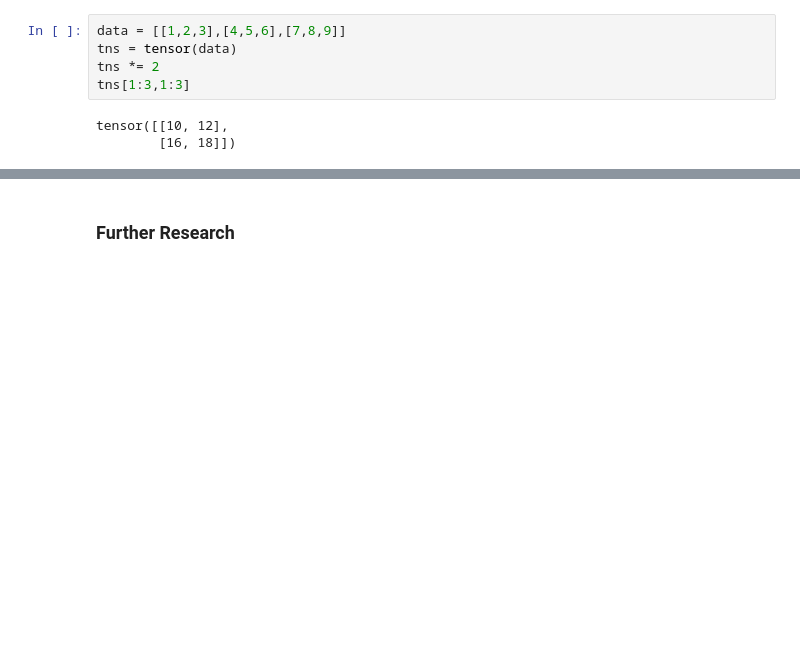
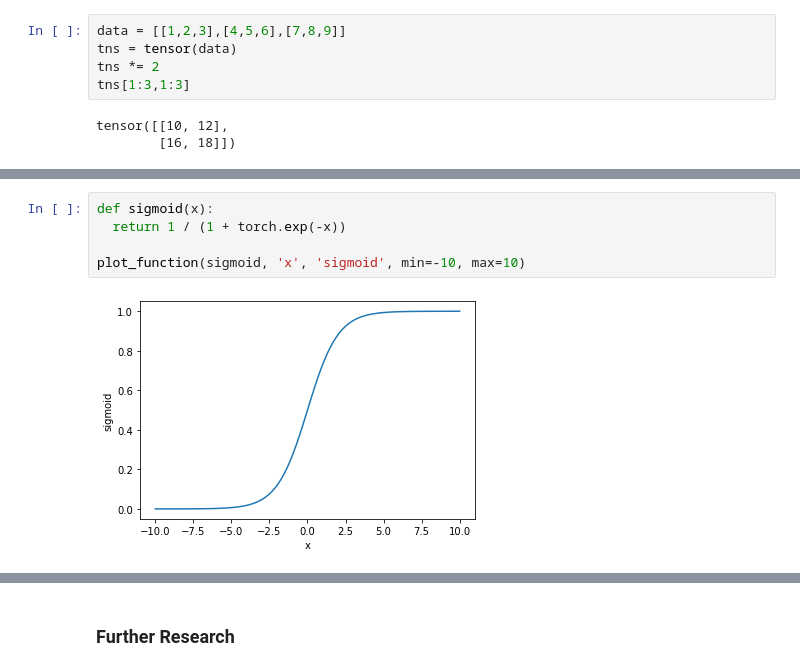
Before and after one commit to aspeers/fastbook, a Jupyter notebook: personal/04_mnist_basics.ipynb, the cells around one changed output, grey strips where cells are left out. Cells and saved outputs as stored; diff of their text form; blank space fills up the shorter version.

```diff
--- a/personal/04_mnist_basics.ipynb
+++ b/personal/04_mnist_basics.ipynb
@@ -823,0 +941,7 @@ init──►predict◄──────────────────ste
+# %%
+def sigmoid(x):
+  return 1 / (1 + torch.exp(-x))
+
+plot_function(sigmoid, 'x', 'sigmoid', min=-10, max=10)
+# %% [output]
+[figure, added]
```
Also changed, not shown: parts of 56 cells of this notebook.
